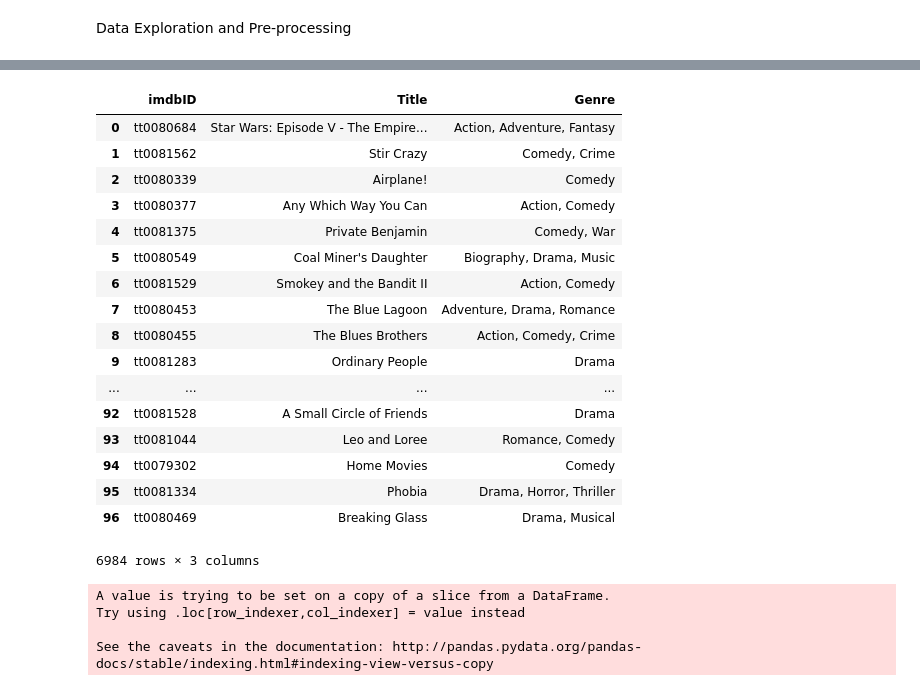
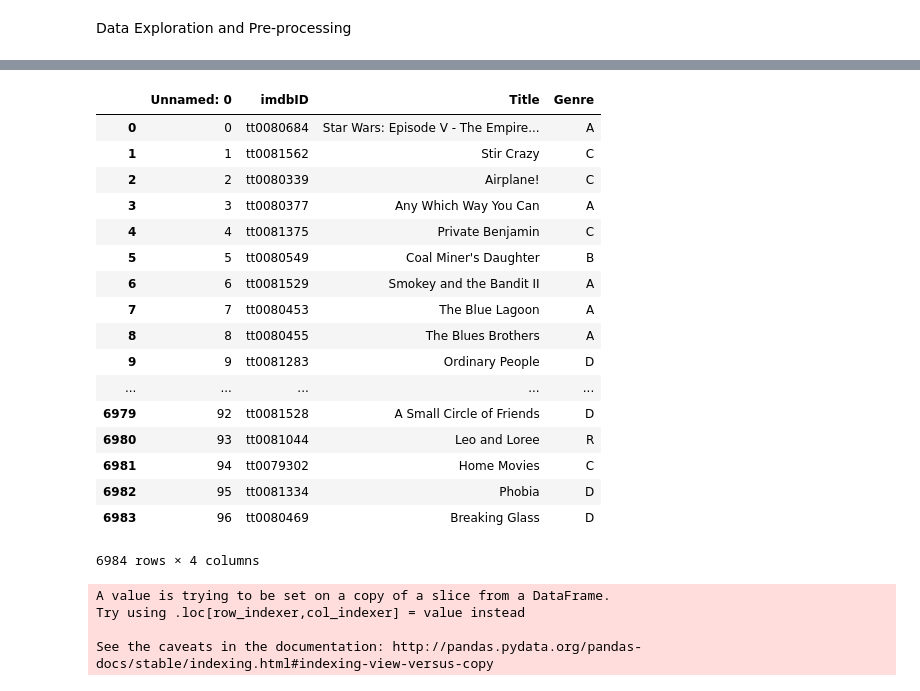
Before and after one commit to sweetcoonoor/sweetram, a Jupyter notebook: Classification_using_NN_subset.ipynb, the cells around one changed output, grey strips where cells are left out. Drawn from its saved outputs; the diff is of its cells as text; code cells hidden in the pictures.

```diff
--- a/Classification_using_NN_subset.ipynb
+++ b/Classification_using_NN_subset.ipynb
@@ -129,10 +144,11 @@ Movie_Final.shape
 Movie_Final.to_csv('Movie_genre.csv',encoding="ISO-8859-1")
 # %%
 #Onehot encoding
-df = pd.read_csv("Movie_genre.csv")
+data = pd.read_csv("Movie_genre.csv")
+data.shape
 
-df.dropna(subset=['Genre'],inplace=True)
-df.drop_duplicates(subset=['imdbID'], keep='first', inplace=True)
-df.set_index('imdbID',inplace=True)
-target = df['Genre'].apply(lambda x: [w.strip() for w in x.split(',')])
-genres = pd.get_dummies(target.apply(pd.Series).stack()).sum(level=0)
+#df.dropna(subset=['Genre'],inplace=True)
+#df.drop_duplicates(subset=['imdbID'], keep='first', inplace=True)
+#df.set_index('imdbID',inplace=True)
+#target = df['Genre'].apply(lambda x: [w.strip() for w in x.split(',')])
+#genres = pd.get_dummies(target.apply(pd.Series).stack()).sum(level=0)
@@ -161,25 +157,23 @@ df
-# %%
-
-target.shape
-Movie_Final
-# %% [output]
-|  | imdbID | Title | Genre |
-| 0 | tt0080684 | Star Wars: Episode V - The Empire... | Action, Adventure, Fantasy |
-| 1 | tt0081562 | Stir Crazy | Comedy, Crime |
-| 2 | tt0080339 | Airplane! | Comedy |
-| 3 | tt0080377 | Any Which Way You Can | Action, Comedy |
-| 4 | tt0081375 | Private Benjamin | Comedy, War |
-| 5 | tt0080549 | Coal Miner's Daughter | Biography, Drama, Music |
-| 6 | tt0081529 | Smokey and the Bandit II | Action, Comedy |
-| 7 | tt0080453 | The Blue Lagoon | Adventure, Drama, Romance |
-| 8 | tt0080455 | The Blues Brothers | Action, Comedy, Crime |
-| 9 | tt0081283 | Ordinary People | Drama |
-| ... | ... | ... | ... |
-| 92 | tt0081528 | A Small Circle of Friends | Drama |
-| 93 | tt0081044 | Leo and Loree | Romance, Comedy |
-| 94 | tt0079302 | Home Movies | Comedy |
-| 95 | tt0081334 | Phobia | Drama, Horror, Thriller |
-| 96 | tt0080469 | Breaking Glass | Drama, Musical |
-6984 rows × 3 columns
+# %%
+data
+# %% [output]
+|  | Unnamed: 0 | imdbID | Title | Genre |
+| 0 | 0 | tt0080684 | Star Wars: Episode V - The Empire... | A |
+| 1 | 1 | tt0081562 | Stir Crazy | C |
+| 2 | 2 | tt0080339 | Airplane! | C |
+| 3 | 3 | tt0080377 | Any Which Way You Can | A |
+| 4 | 4 | tt0081375 | Private Benjamin | C |
+| 5 | 5 | tt0080549 | Coal Miner's Daughter | B |
+| 6 | 6 | tt0081529 | Smokey and the Bandit II | A |
+| 7 | 7 | tt0080453 | The Blue Lagoon | A |
+| 8 | 8 | tt0080455 | The Blues Brothers | A |
+| 9 | 9 | tt0081283 | Ordinary People | D |
+| ... | ... | ... | ... | ... |
+| 6979 | 92 | tt0081528 | A Small Circle of Friends | D |
+| 6980 | 93 | tt0081044 | Leo and Loree | R |
+| 6981 | 94 | tt0079302 | Home Movies | C |
+| 6982 | 95 | tt0081334 | Phobia | D |
+| 6983 | 96 | tt0080469 | Breaking Glass | D |
+6984 rows × 4 columns
 # %%
 Movie_genre=Movie_Final
```
Also changed, not shown: parts of 13 cells of this notebook.
